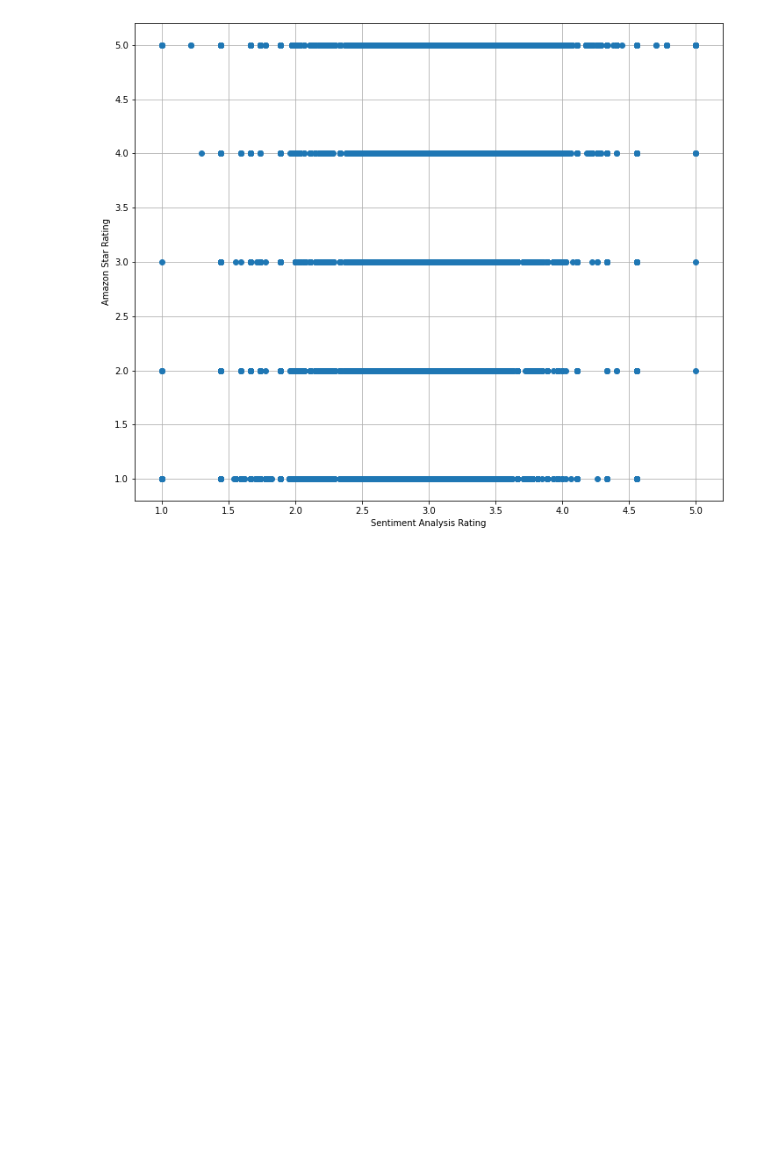
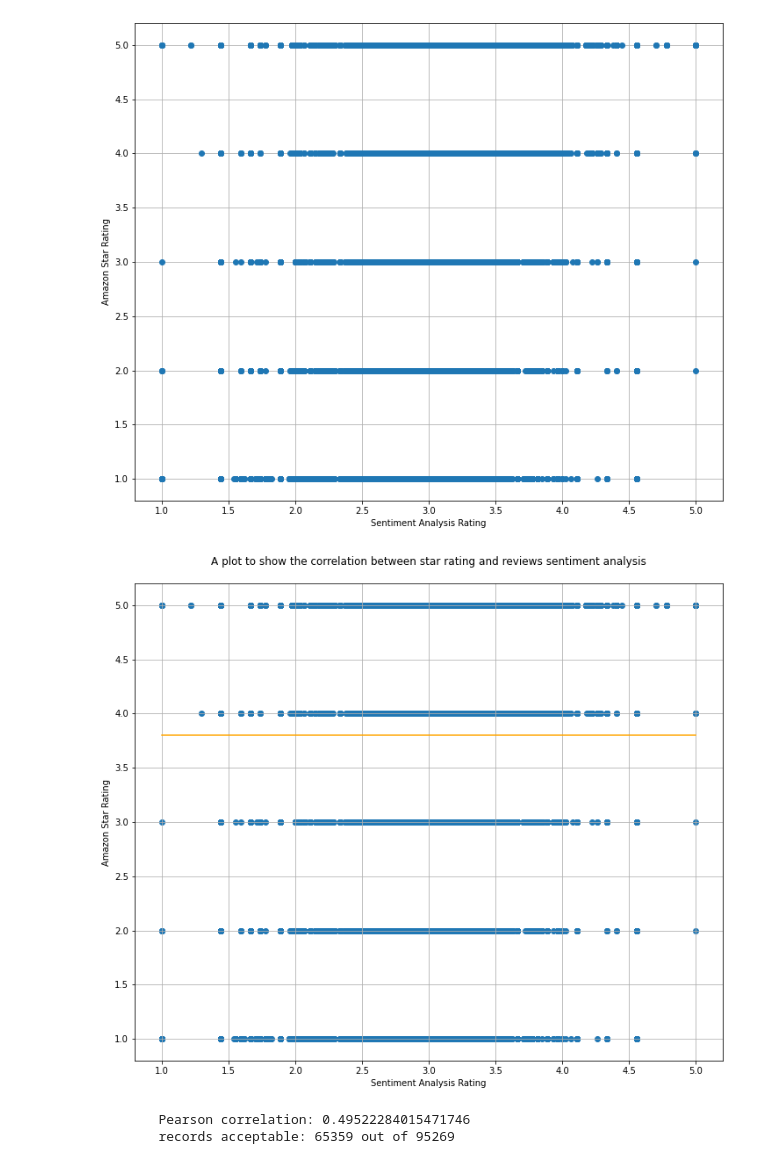
Before and after one commit to bianchin90/Projects, a Jupyter notebook: BDA_CW2.ipynb, the cells around one changed output. Saved outputs shown, nothing was run; the diff lists cells and outputs as text; code cells hidden in the pictures; blank space fills up the shorter version.

```diff
--- a/BDA_CW2.ipynb
+++ b/BDA_CW2.ipynb
@@ -153,3 +137,56 @@ print("Pearson correlation: {0}".format(stats.pearsonr(df["star_rating"], df["av
 # %% [output]
 Pearson correlation: 0.49522284015471746
 [figure]
+# %%
+###TEST FOR CORRELATION LINE
+import matplotlib.pyplot as plt
+from google.colab import files
+from scipy import stats
+#compute sentiment analysis rating as  matched_rate / number of matched words
+df["avg_matched"] = df["matched_rate"] / df["matched"]
+
+df = df.dropna()
+
+#rescale afinn rating in range 1-5 (originally it was between -4 and +4)
+from sklearn.preprocessing import MinMaxScaler
+scaler = MinMaxScaler((1, 5))
+df["avg_matched"] = scaler.fit_transform(df[["avg_matched"]])
+
+#plot results
+#scatter = df.plot(x='avg_matched', y='star_rating', style='o', grid = True, legend=False, figsize=(12,10))
+x=df['avg_matched']
+y=df['star_rating']
+m, b = np.polyfit(x, y, 1)
+plt.figure(figsize=(12,10))
+plt.scatter(x, y)
+plt.title('A plot to show the correlation between star rating and reviews sentiment analysis\n')
+plt.xlabel('Sentiment Analysis Rating')
+plt.ylabel('Amazon Star Rating')
+plt.grid()
+
+cor = stats.pearsonr(df["star_rating"], df["avg_matched"])[0]
+plt.plot(np.unique(x), np.poly1d(np.polyfit(x, y, cor))(np.unique(x)), color='orange')
+plt.show()
+
+#scatter.set_xlabel("Sentiment Analysis Rating")
+#scatter.set_ylabel("Amazon Star Rating")
+
+
+#compute pearson correlation
+print("\n\tPearson correlation: {0}".format(stats.pearsonr(df["star_rating"], df["avg_matched"])[0]))
+
+df['difference'] = df['star_rating'] - df['avg_matched']
+
+ok = df[(df['difference'] <= 1.5) & (df['difference'] >= -1.5)]
+good_records = ok.shape[0]
+total_records = df.shape[0]
+
+print('\trecords acceptable: {0} out of {1}'.format(good_records, total_records))
+
+#uncomment to download a csv file of the result
+#df.to_csv('NLP_result.csv', sep='\t' ,header=True, index = False)
+#files.download("NLP_result.csv")
+# %% [output]
+[figure, added]
+        Pearson correlation: 0.49522284015471746
+        records acceptable: 65359 out of 95269
```
Also changed, not shown: parts of 4 cells of this notebook.
